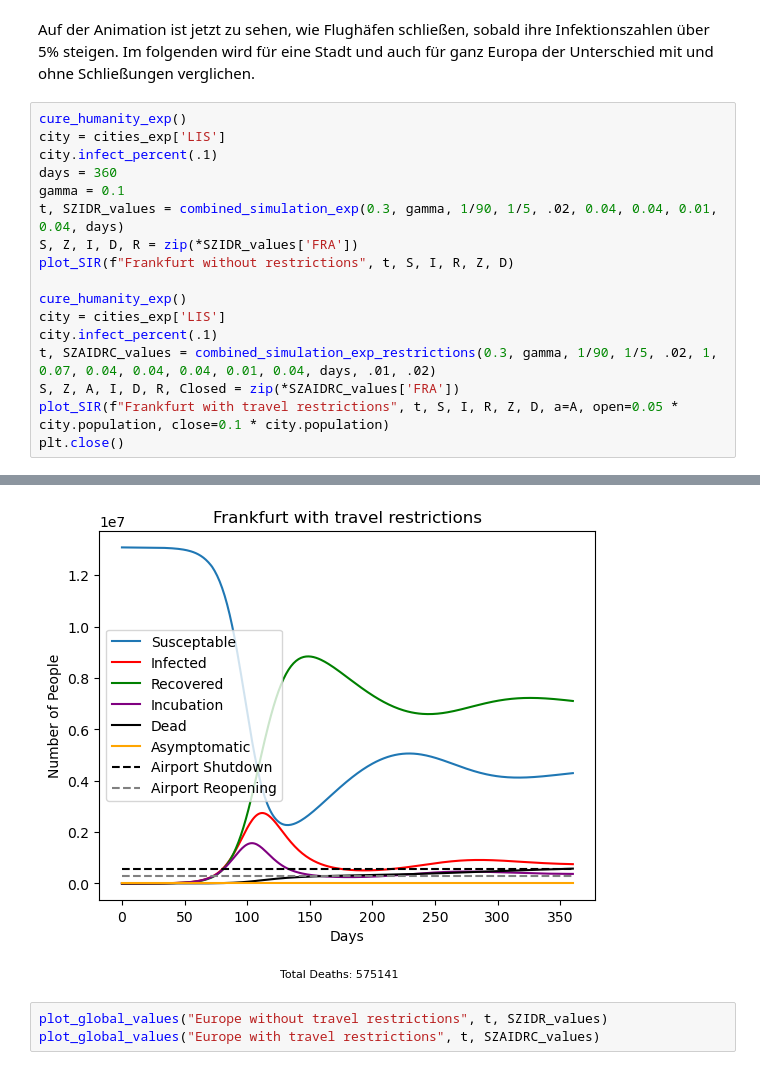
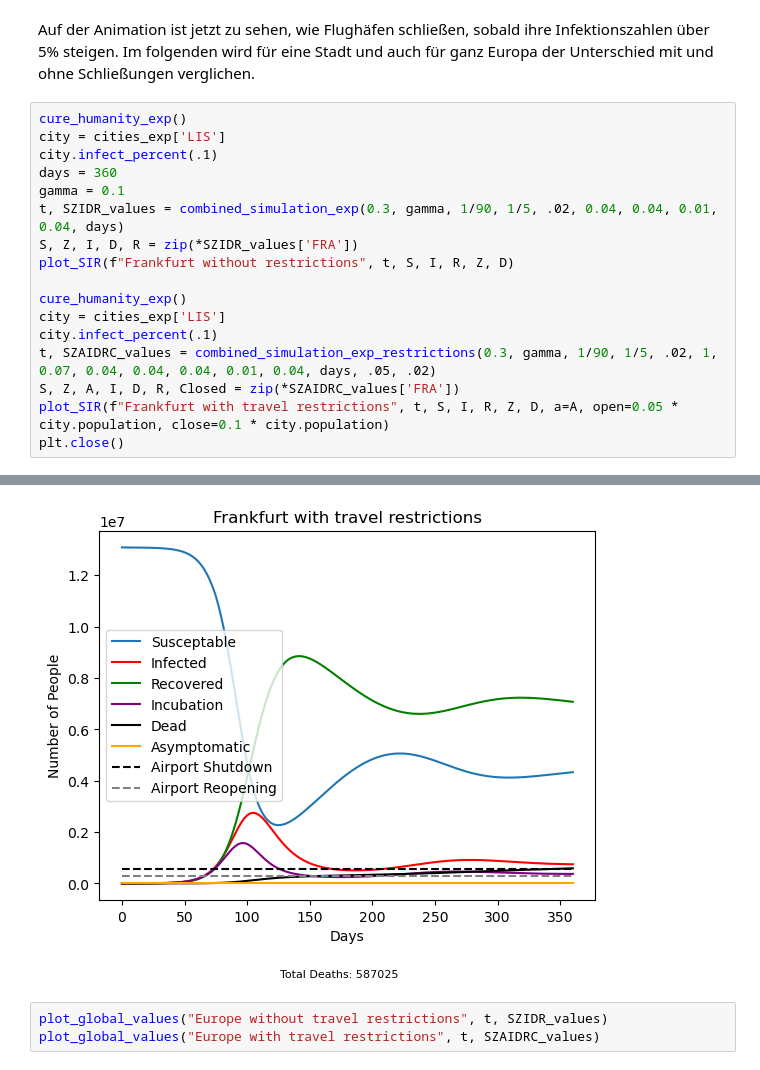
Before and after one commit to LoloSpirit/PlagueInc, a Jupyter notebook: Ausarbeitung_Projekt.ipynb, the cells around one changed output, grey strips where cells are left out. Saved outputs shown, nothing was run; the diff lists cells and outputs as text.

```diff
--- a/Ausarbeitung_Projekt.ipynb
+++ b/Ausarbeitung_Projekt.ipynb
@@ -1421,23 +1421,23 @@ Auf der Animation ist jetzt zu sehen, wie Flughäfen schließen, sobald ihre Inf
 # %%
 cure_humanity_exp()
 city = cities_exp['LIS']
 city.infect_percent(.1)
 days = 360
 gamma = 0.1
 t, SZIDR_values = combined_simulation_exp(0.3, gamma, 1/90, 1/5, .02, 0.04, 0.04, 0.01, 0.04, days)
 S, Z, I, D, R = zip(*SZIDR_values['FRA'])
 plot_SIR(f"Frankfurt without restrictions", t, S, I, R, Z, D)
 
 cure_humanity_exp()
 city = cities_exp['LIS']
 city.infect_percent(.1)
-t, SZAIDRC_values = combined_simulation_exp_restrictions(0.3, gamma, 1/90, 1/5, .02, 1, 0.07, 0.04, 0.04, 0.04, 0.01, 0.04, days, .01, .02)
+t, SZAIDRC_values = combined_simulation_exp_restrictions(0.3, gamma, 1/90, 1/5, .02, 1, 0.07, 0.04, 0.04, 0.04, 0.01, 0.04, days, .05, .02)
 S, Z, A, I, D, R, Closed = zip(*SZAIDRC_values['FRA'])
 plot_SIR(f"Frankfurt with travel restrictions", t, S, I, R, Z, D, a=A, open=0.05 * city.population, close=0.1 * city.population)
 plt.close()
 # %% [output]
 [figure]
-[figure, old version]
+[figure, new version]
 # %%
 plot_global_values("Europe without travel restrictions", t, SZIDR_values)
 plot_global_values("Europe with travel restrictions", t, SZAIDRC_values)
```
Also changed, not shown: parts of 4 cells of this notebook.
